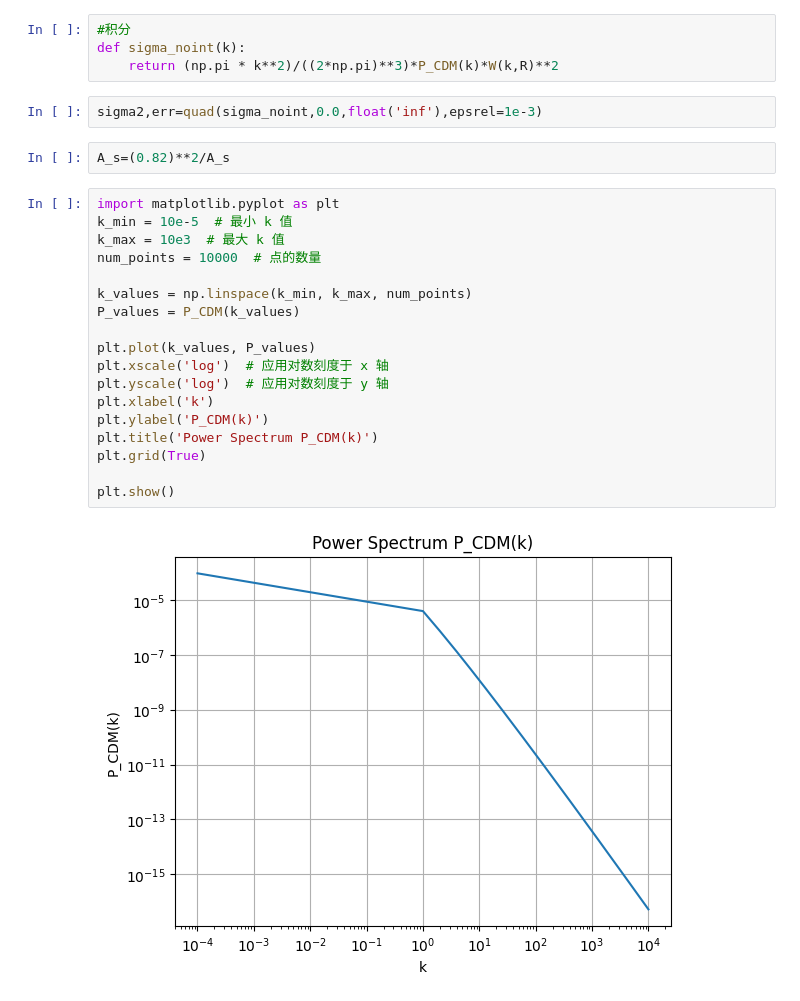
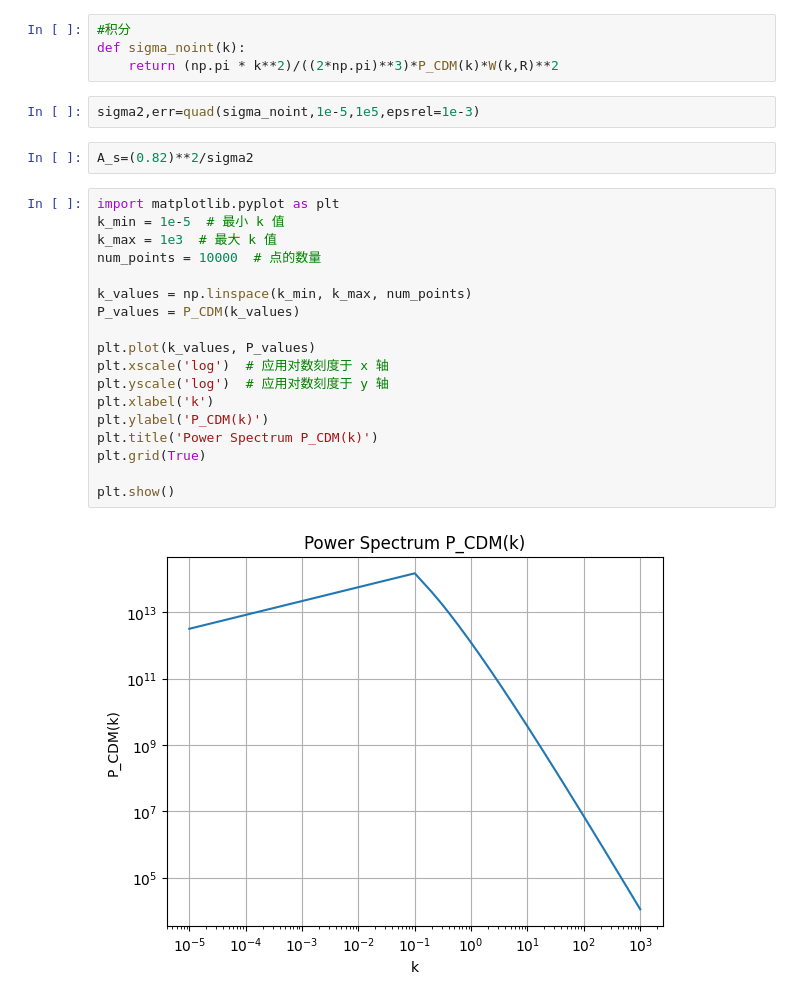
Before and after one commit to suiranruofeng/NumericalMethodsInAstro, a Jupyter notebook: homework1.ipynb, the cells around one changed output. Cells and saved outputs as stored; diff of their text form.

```diff
--- a/homework1.ipynb
+++ b/homework1.ipynb
@@ -33,26 +33,26 @@ def P_CDM(k):
 def sigma_noint(k):
     return (np.pi * k**2)/((2*np.pi)**3)*P_CDM(k)*W(k,R)**2
 # %%
-sigma2,err=quad(sigma_noint,0.0,float('inf'),epsrel=1e-3)
+sigma2,err=quad(sigma_noint,1e-5,1e5,epsrel=1e-3)
 # %%
-A_s=(0.82)**2/A_s
+A_s=(0.82)**2/sigma2
 # %%
 import matplotlib.pyplot as plt
-k_min = 10e-5  # 最小 k 值
-k_max = 10e3  # 最大 k 值
+k_min = 1e-5  # 最小 k 值
+k_max = 1e3  # 最大 k 值
 num_points = 10000  # 点的数量
 
 k_values = np.linspace(k_min, k_max, num_points)
 P_values = P_CDM(k_values)
 
 plt.plot(k_values, P_values)
 plt.xscale('log')  # 应用对数刻度于 x 轴
 plt.yscale('log')  # 应用对数刻度于 y 轴
 plt.xlabel('k')
 plt.ylabel('P_CDM(k)')
 plt.title('Power Spectrum P_CDM(k)')
 plt.grid(True)
 
 plt.show()
 # %% [output]
-[figure, old version]
+[figure, new version]
```
Also changed, not shown: parts of 5 cells of this notebook, 1 other file.
